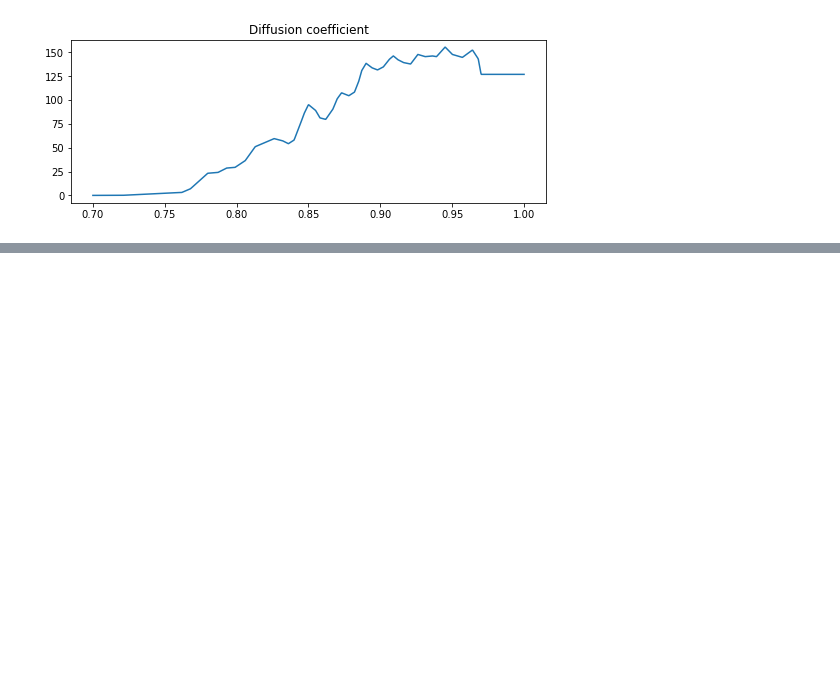
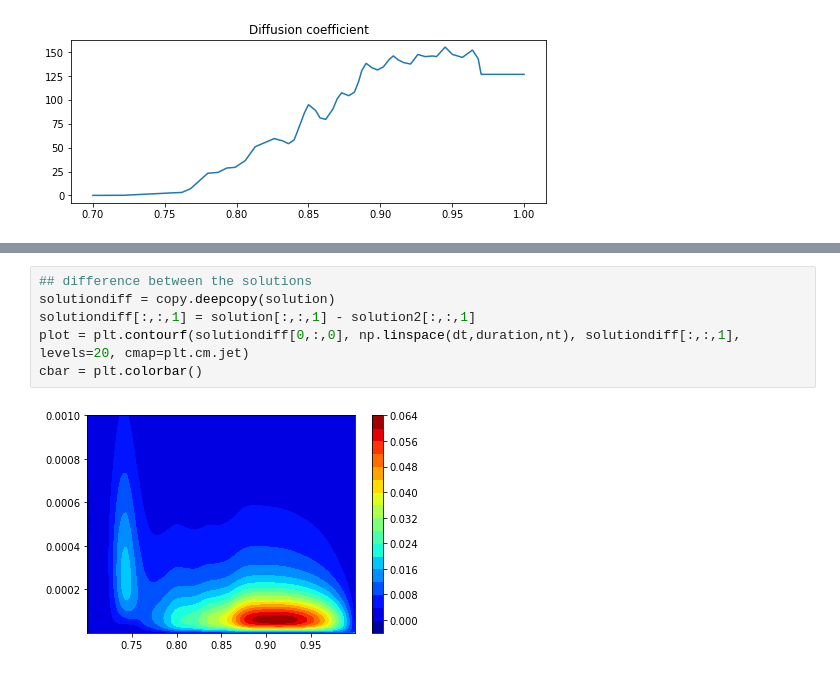
Before and after one commit to leferi99/szakdolgozat, a Jupyter notebook: main_log_EN.ipynb, the cells around one changed output, grey strips where cells are left out. Saved outputs shown, nothing was run; the diff lists cells and outputs as text; blank space fills up the shorter version.

Commit message:
Added solution subtraction for comparing results

```diff
--- a/main_log_EN.ipynb
+++ b/main_log_EN.ipynb
@@ -662,0 +652,8 @@ Text(0.5, 1.0, 'Diffusion coefficient')
+# %%
+## difference between the solutions
+solutiondiff = copy.deepcopy(solution)
+solutiondiff[:,:,1] = solution[:,:,1] - solution2[:,:,1]
+plot = plt.contourf(solutiondiff[0,:,0], np.linspace(dt,duration,nt), solutiondiff[:,:,1], levels=20, cmap=plt.cm.jet)
+cbar = plt.colorbar()
+# %% [output]
+[figure, added]
```
Also changed, not shown: parts of 11 cells of this notebook.
